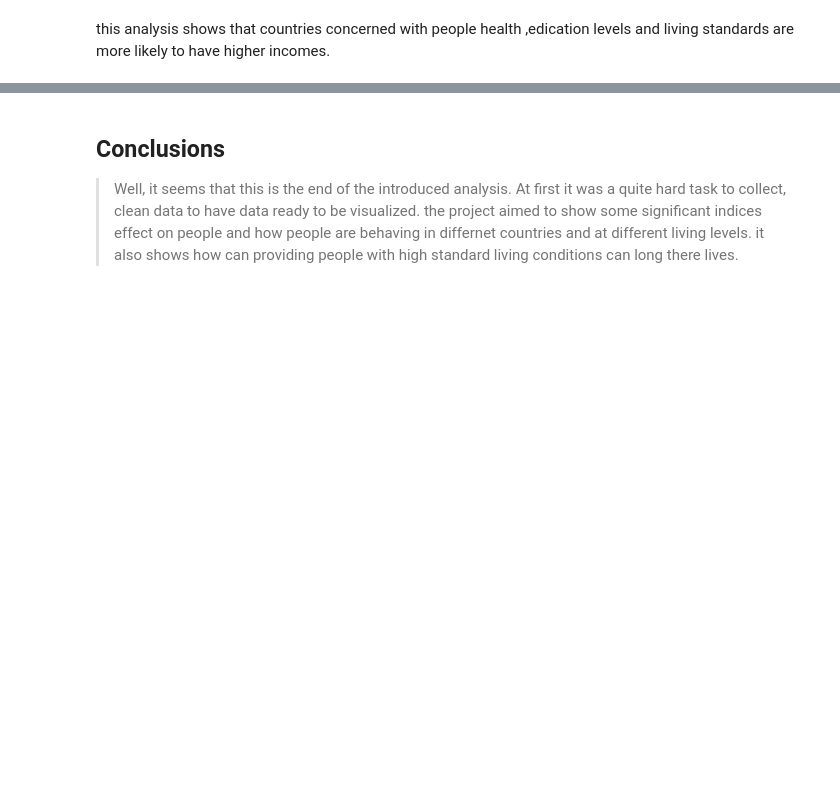
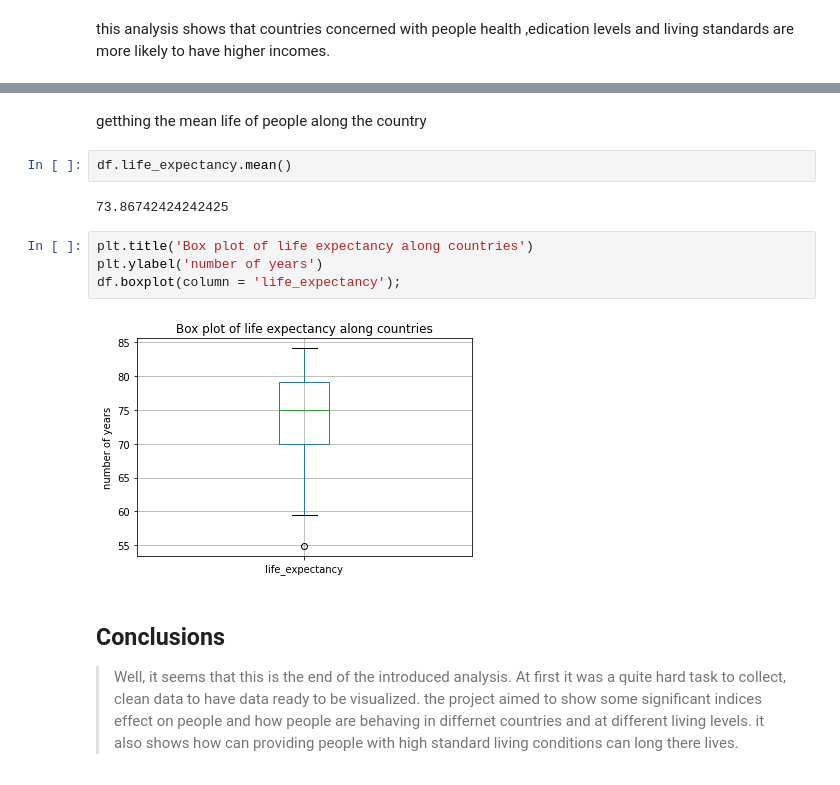
Before and after one commit to tarekanwer/Gapminder-World, a Jupyter notebook: code.ipynb, the cells around one changed output, grey strips where cells are left out. Drawn from its saved outputs; the diff is of its cells as text; blank space fills up the shorter version.

```diff
--- a/code.ipynb
+++ b/code.ipynb
@@ -249,3 +364,15 @@ this analysis shows that countries concerned with people health ,edication level
+# %% [markdown]
+getthing the mean life of people along the country
+# %%
+df.life_expectancy.mean()
+# %% [output]
+73.86742424242425
+# %%
+plt.title('Box plot of life expectancy along countries')
+plt.ylabel('number of years')
+df.boxplot(column = 'life_expectancy');
+# %% [output]
+[figure, added]
 # %% [markdown]
 <a id='conclusions'></a>
 ## Conclusions
```
Also changed, not shown: parts of 33 cells of this notebook.
